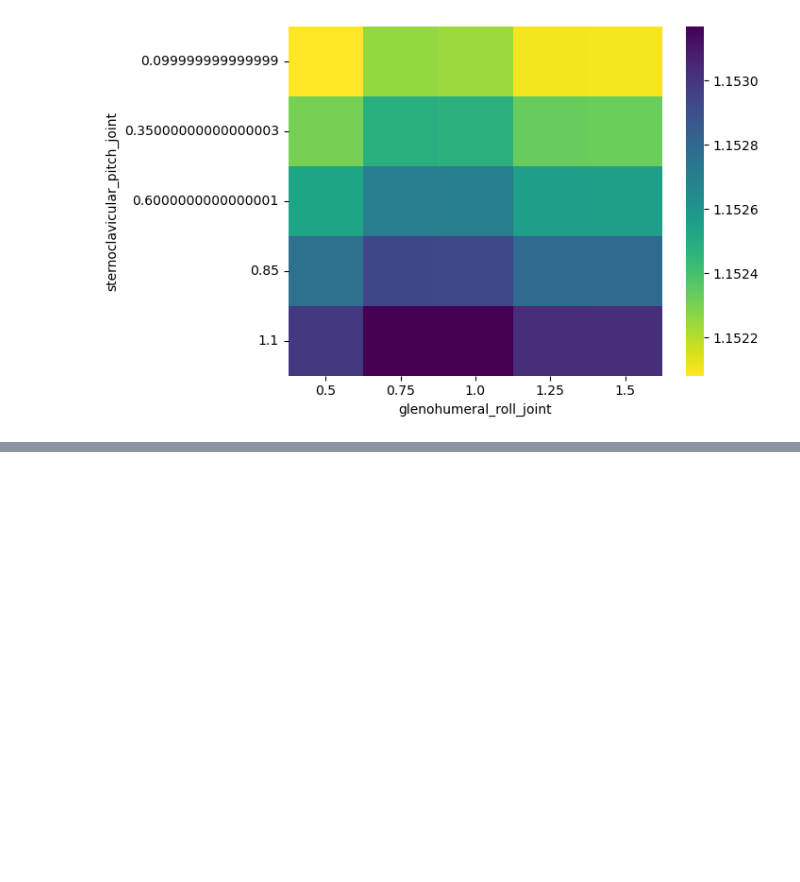
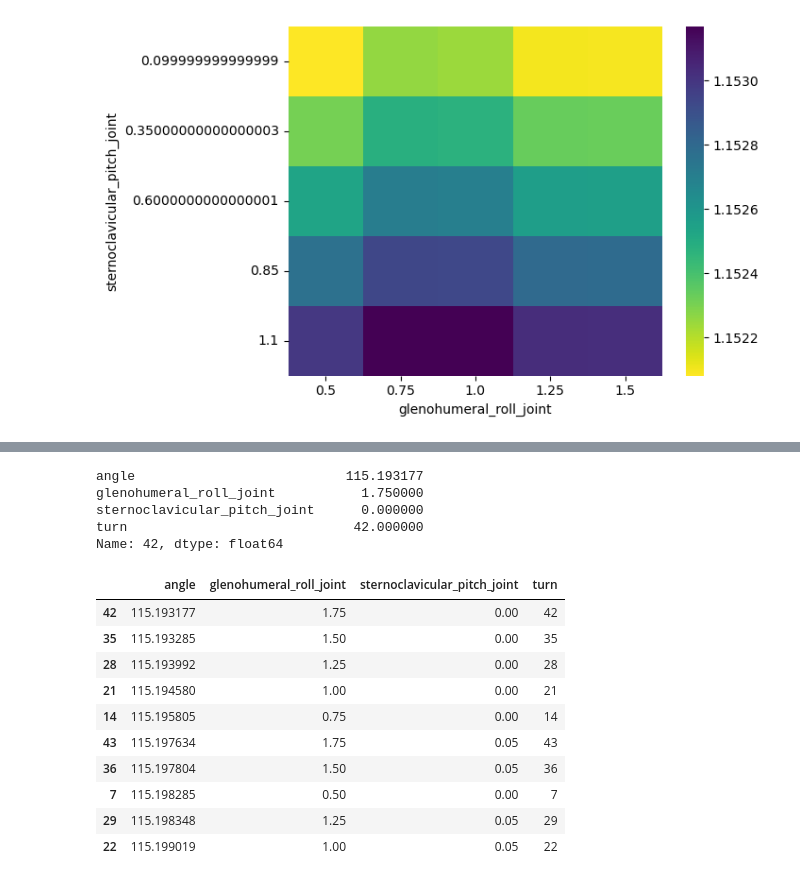
Before and after one commit to bj1110/Masterarbeit, a Jupyter notebook: eval/gridsearch_eval.ipynb, the cells around one changed output, grey strips where cells are left out. Drawn from its saved outputs; the diff is of its cells as text; code cells hidden in the pictures; blank space fills up the shorter version.

```diff
--- a/eval/gridsearch_eval.ipynb
+++ b/eval/gridsearch_eval.ipynb
@@ -137,0 +162,24 @@ sns.heatmap(pivot, cmap="viridis_r")
+# %%
+best_refined = refined.loc[refined["angle"].idxmin()]
+best_refined
+# %% [output]
+angle                           115.193177
+glenohumeral_roll_joint           1.750000
+sternoclavicular_pitch_joint      0.000000
+turn                             42.000000
+Name: 42, dtype: float64
+# %%
+top_refined = refined.nsmallest(10, "angle")
+top_refined
+# %% [output]
+|  | angle | glenohumeral_roll_joint | sternoclavicular_pitch_joint | turn |
+| 42 | 115.193177 | 1.75 | 0.00 | 42 |
+| 35 | 115.193285 | 1.50 | 0.00 | 35 |
+| 28 | 115.193992 | 1.25 | 0.00 | 28 |
+| 21 | 115.194580 | 1.00 | 0.00 | 21 |
+| 14 | 115.195805 | 0.75 | 0.00 | 14 |
+| 43 | 115.197634 | 1.75 | 0.05 | 43 |
+| 36 | 115.197804 | 1.50 | 0.05 | 36 |
+| 7 | 115.198285 | 0.50 | 0.00 | 7 |
+| 29 | 115.198348 | 1.25 | 0.05 | 29 |
+| 22 | 115.199019 | 1.00 | 0.05 | 22 |
```
Also changed, not shown: parts of 3 cells of this notebook.
